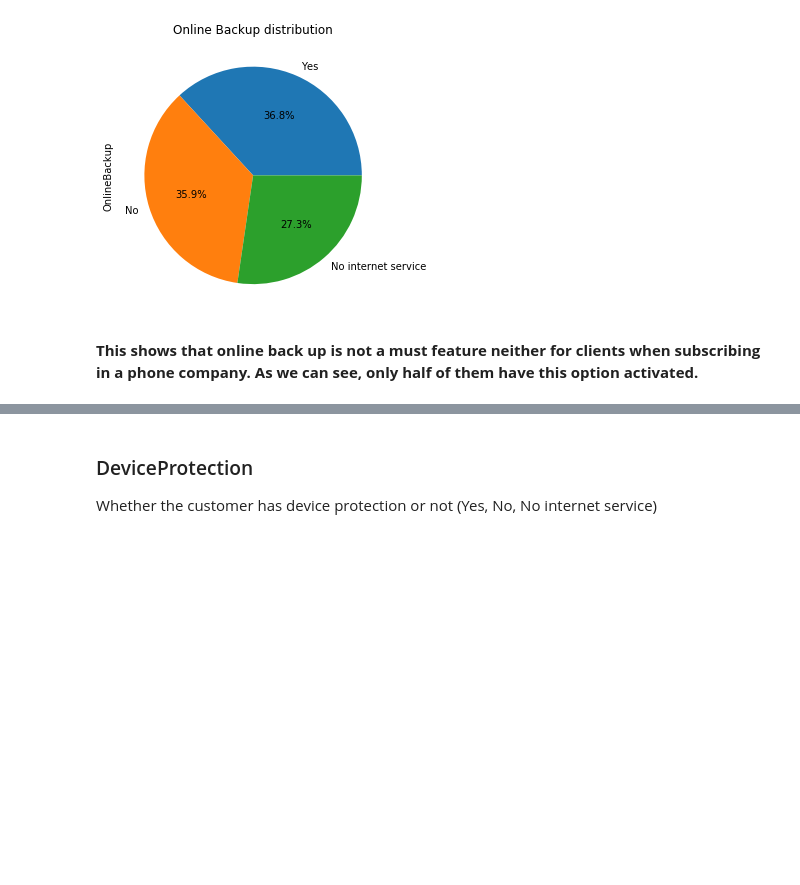
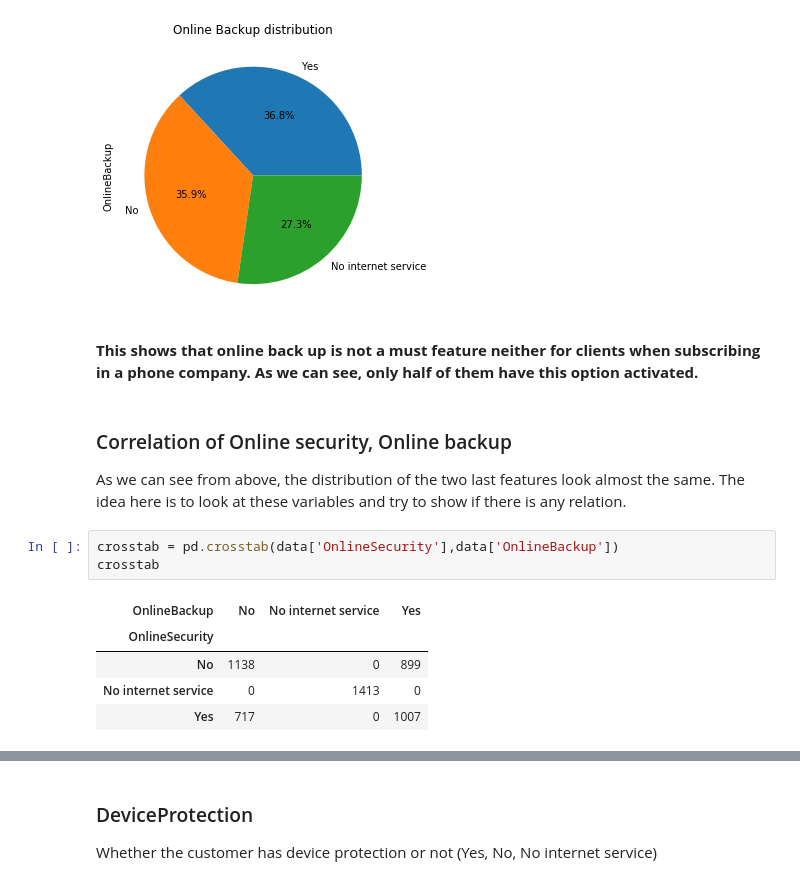
Before and after one commit to sami2310/Datascience-in-Practice, a Jupyter notebook: HW1/Data Exploration.ipynb, the cells around one changed output, grey strips where cells are left out. Drawn from its saved outputs; the diff is of its cells as text; blank space fills up the shorter version.

Commit message:
Added some feature correlation

```diff
--- a/HW1/Data Exploration.ipynb
+++ b/HW1/Data Exploration.ipynb
@@ -260,3 +262,15 @@ data["OnlineBackup"].value_counts().plot(kind='pie', title="Online Backup distri
 [figure]
 # %% [markdown]
 **This shows that online back up is not a must feature neither for clients when subscribing in a phone company. As we can see, only half of them have this option activated.**
+# %% [markdown]
+### Correlation of Online security, Online backup
+As we can see from above, the distribution of the two last features look almost the same. The idea here is to look at these variables and try to show if there is any relation.
+# %%
+crosstab = pd.crosstab(data['OnlineSecurity'],data['OnlineBackup'])
+crosstab
+# %% [output]
+| OnlineBackup | No | No internet service | Yes |
+| OnlineSecurity |  |  |  |
+| No | 1138 | 0 | 899 |
+| No internet service | 0 | 1413 | 0 |
+| Yes | 717 | 0 | 1007 |
```
Also changed, not shown: parts of 18 cells of this notebook.
